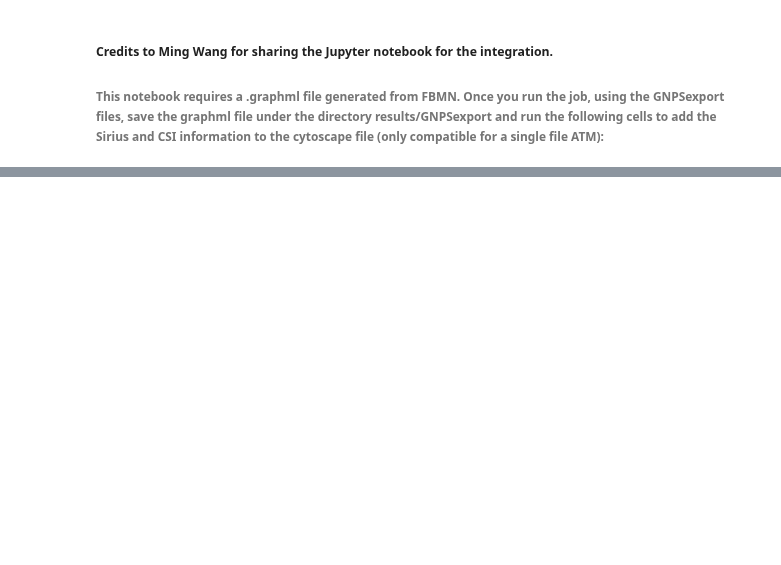
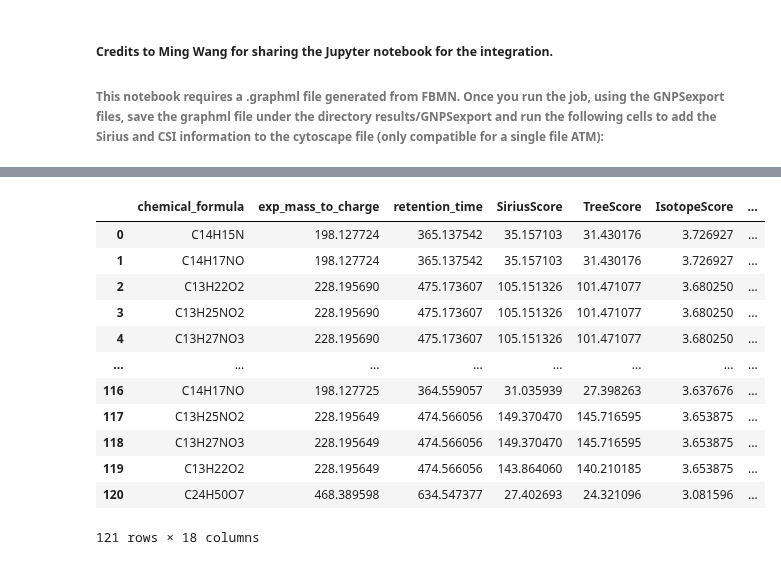
Before and after one commit to eeko-kon/pyOpenMS_UmetaFlow, a Jupyter notebook: 7_FBMN_SIRIUS_integration.ipynb, the cells around one changed output, grey strips where cells are left out. Cells and saved outputs as stored; diff of their text form; code cells hidden in the pictures; blank space fills up the shorter version.

```diff
--- a/7_FBMN_SIRIUS_integration.ipynb
+++ b/7_FBMN_SIRIUS_integration.ipynb
@@ -13,3 +61,33 @@ import sys
+# %%
+# Adding sirius information
+input_formulas= glob.glob(os.path.join("results", "Sirius", "formulas_*.tsv"))
+DF_SIRIUS = pd.DataFrame()
+list_of_df=[]
+for tsv in input_formulas:
+    df= pd.read_csv(tsv, sep="\t", index_col="Unnamed: 0")
+    s= df["opt_global_rank"]
+    pd.to_numeric(s)
+    df= df.loc[df["opt_global_rank"]==1]
+    df=df.reset_index()
+    list_of_df.append(df)
+DF_SIRIUS= pd.concat(list_of_df,ignore_index=True)
+DF_SIRIUS= DF_SIRIUS.drop(columns="index")
+DF_SIRIUS["opt_global_featureId"]= DF_SIRIUS["opt_global_featureId"].str.replace(r"id_", "")
+DF_SIRIUS
+# %% [output]
+|  | chemical_formula | exp_mass_to_charge | retention_time | SiriusScore | TreeScore | IsotopeScore | ... |
+| 0 | C14H15N | 198.127724 | 365.137542 | 35.157103 | 31.430176 | 3.726927 | ... |
+| 1 | C14H17NO | 198.127724 | 365.137542 | 35.157103 | 31.430176 | 3.726927 | ... |
+| 2 | C13H22O2 | 228.195690 | 475.173607 | 105.151326 | 101.471077 | 3.680250 | ... |
+| 3 | C13H25NO2 | 228.195690 | 475.173607 | 105.151326 | 101.471077 | 3.680250 | ... |
+| 4 | C13H27NO3 | 228.195690 | 475.173607 | 105.151326 | 101.471077 | 3.680250 | ... |
+| ... | ... | ... | ... | ... | ... | ... | ... |
+| 116 | C14H17NO | 198.127725 | 364.559057 | 31.035939 | 27.398263 | 3.637676 | ... |
+| 117 | C13H25NO2 | 228.195649 | 474.566056 | 149.370470 | 145.716595 | 3.653875 | ... |
+| 118 | C13H27NO3 | 228.195649 | 474.566056 | 149.370470 | 145.716595 | 3.653875 | ... |
+| 119 | C13H22O2 | 228.195649 | 474.566056 | 143.864060 | 140.210185 | 3.653875 | ... |
+| 120 | C24H50O7 | 468.389598 | 634.547377 | 27.402693 | 24.321096 | 3.081596 | ... |
+121 rows × 18 columns
 # %%
 file_list= glob.glob(os.path.join("results", "GNPSexport", "*.graphml"))
 for file in file_list:
```
Also changed, not shown: parts of 5 cells of this notebook, 1 other file.
